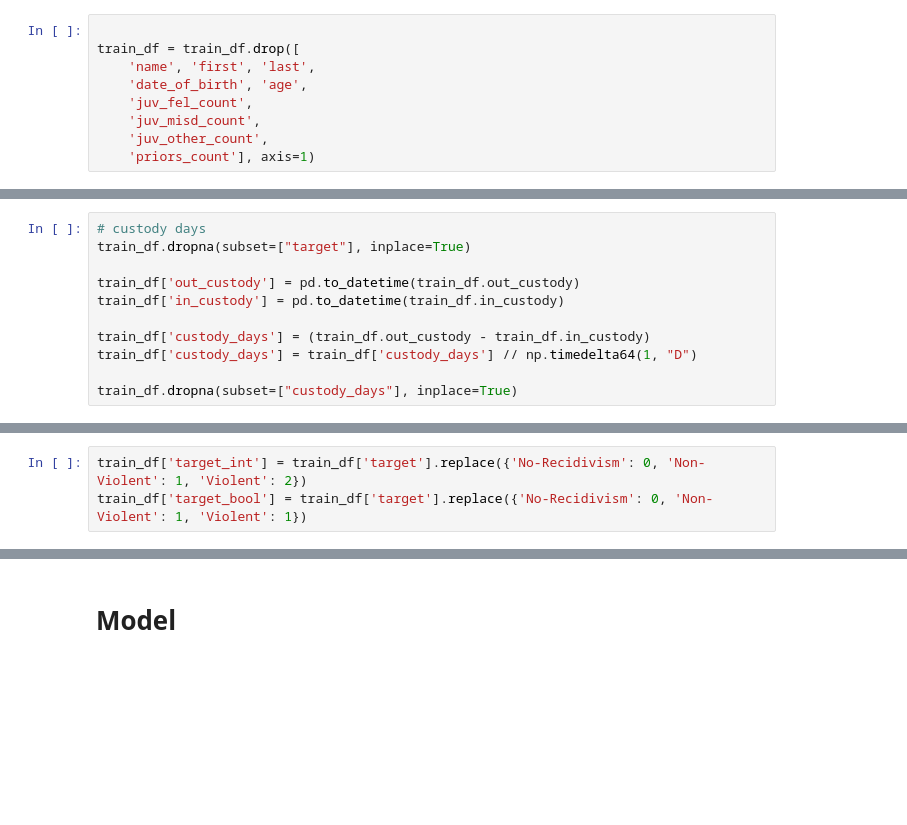
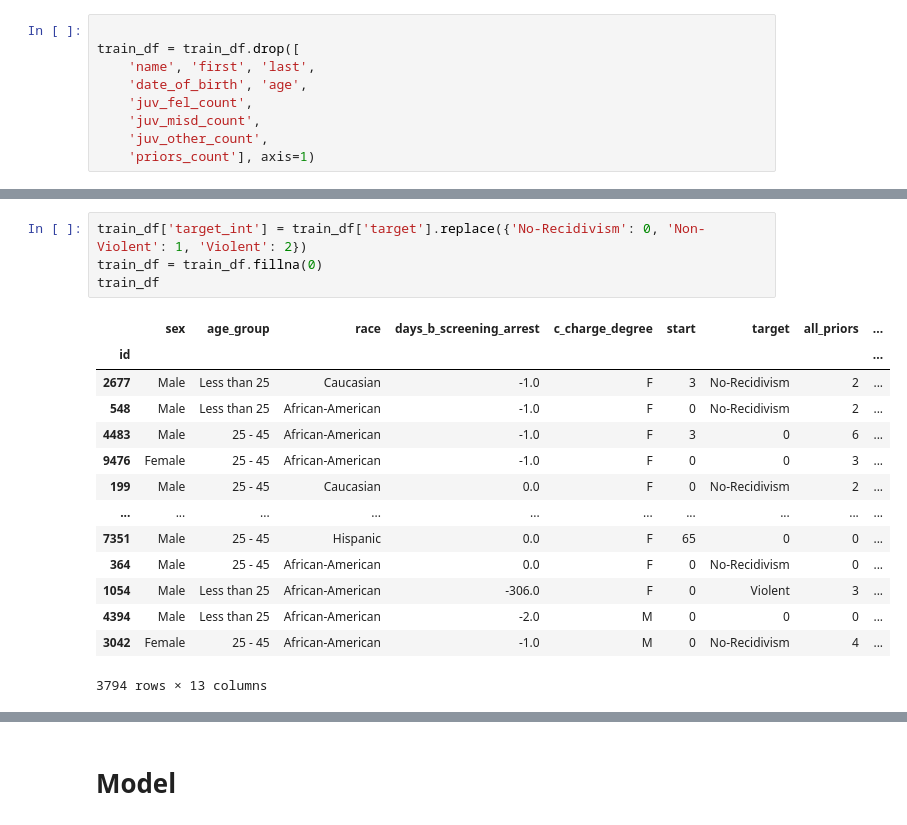
Before and after one commit to emmaro/Caggle, a Jupyter notebook: copy_model.ipynb, the cells around one changed output, grey strips where cells are left out. Drawn from its saved outputs; the diff is of its cells as text; blank space fills up the shorter version.

```diff
--- a/copy_model.ipynb
+++ b/copy_model.ipynb
@@ -68,11 +44,0 @@ train_df = train_df.drop(["v_type_of_assessment"], axis=1)
-# %%
-# custody days
-train_df.dropna(subset=["target"], inplace=True)
-
-train_df['out_custody'] = pd.to_datetime(train_df.out_custody)
-train_df['in_custody'] = pd.to_datetime(train_df.in_custody)
-
-train_df['custody_days'] = (train_df.out_custody - train_df.in_custody)
-train_df['custody_days'] = train_df['custody_days'] // np.timedelta64(1, "D")
-
-train_df.dropna(subset=["custody_days"], inplace=True)
@@ -96,5 +94,21 @@ train_df.head()
 # %%
 train_df['target_int'] = train_df['target'].replace({'No-Recidivism': 0, 'Non-Violent': 1, 'Violent': 2})
-train_df['target_bool'] = train_df['target'].replace({'No-Recidivism': 0, 'Non-Violent': 1, 'Violent': 1})
+train_df = train_df.fillna(0)
+train_df
+# %% [output]
+|  | sex | age_group | race | days_b_screening_arrest | c_charge_degree | start | target | all_priors | ... |
+| id |  |  |  |  |  |  |  |  | ... |
+| 2677 | Male | Less than 25 | Caucasian | -1.0 | F | 3 | No-Recidivism | 2 | ... |
+| 548 | Male | Less than 25 | African-American | -1.0 | F | 0 | No-Recidivism | 2 | ... |
+| 4483 | Male | 25 - 45 | African-American | -1.0 | F | 3 | 0 | 6 | ... |
+| 9476 | Female | 25 - 45 | African-American | -1.0 | F | 0 | 0 | 3 | ... |
+| 199 | Male | 25 - 45 | Caucasian | 0.0 | F | 0 | No-Recidivism | 2 | ... |
+| ... | ... | ... | ... | ... | ... | ... | ... | ... | ... |
+| 7351 | Male | 25 - 45 | Hispanic | 0.0 | F | 65 | 0 | 0 | ... |
+| 364 | Male | 25 - 45 | African-American | 0.0 | F | 0 | No-Recidivism | 0 | ... |
+| 1054 | Male | Less than 25 | African-American | -306.0 | F | 0 | Violent | 3 | ... |
+| 4394 | Male | Less than 25 | African-American | -2.0 | M | 0 | 0 | 0 | ... |
+| 3042 | Female | 25 - 45 | African-American | -1.0 | M | 0 | No-Recidivism | 4 | ... |
+3794 rows × 13 columns
 # %%
 training_features = [
```
Also changed, not shown: parts of 16 cells of this notebook, 7 other files.
